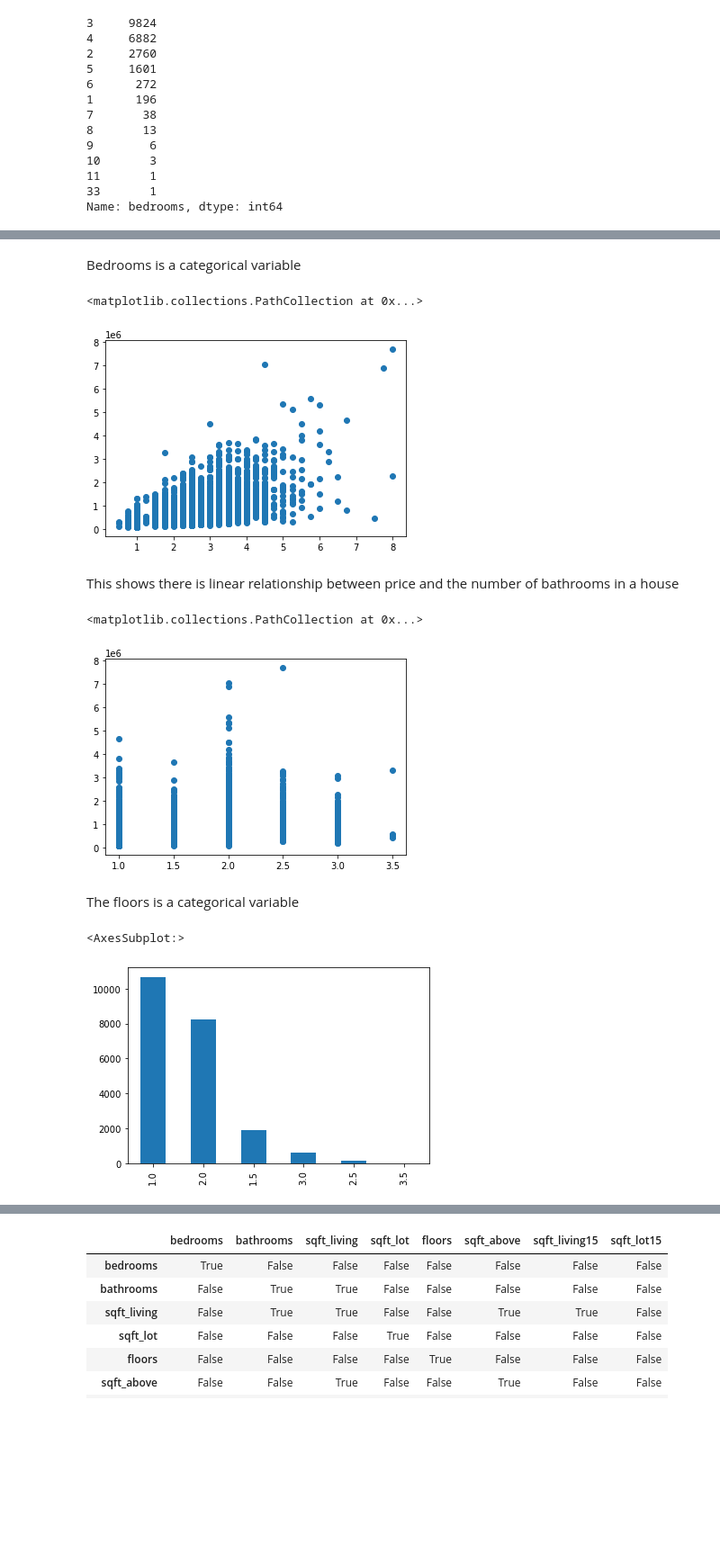
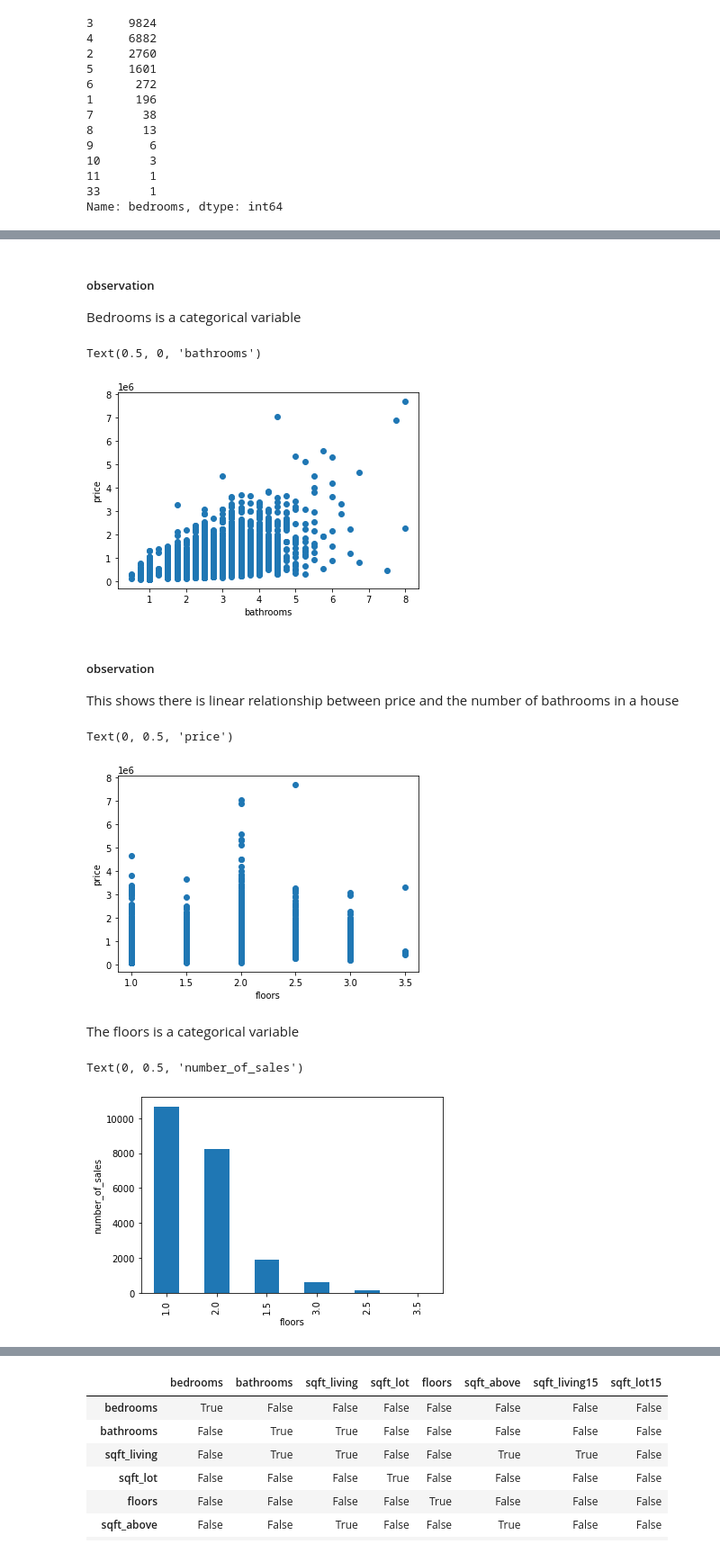
Before and after one commit to felix-n12/kingcounty, a Jupyter notebook: student-checkpoint.ipynb, the cells around one changed output, grey strips where cells are left out. Shown at 90% size. Saved outputs shown, nothing was run; the diff lists cells and outputs as text; code cells hidden in the pictures; blank space fills up the shorter version.

```diff
--- a/student-checkpoint.ipynb
+++ b/student-checkpoint.ipynb
@@ -311,25 +323,33 @@ plt.scatter(house_data['bedrooms'],house_data['price'])
 # %% [markdown]
+##### observation
 Bedrooms is a categorical variable
 # %%
 # Showing the relationship between bathrooms and houseprice
 plt.scatter(house_data['bathrooms'],house_data['price'])
+plt.ylabel('price')
+plt.xlabel('bathrooms')
 # %% [output]
-<matplotlib.collections.PathCollection at 0x...>
+Text(0.5, 0, 'bathrooms')
-[figure, old version]
+[figure, new version]
 # %% [markdown]
+##### observation
 This shows there is linear relationship between price and the number of bathrooms in a house
 # %%
 # Showing the relationship between floors and houseprice
 plt.scatter(house_data['floors'],house_data['price'])
+plt.xlabel('floors')
+plt.ylabel('price')
 # %% [output]
-<matplotlib.collections.PathCollection at 0x...>
+Text(0, 0.5, 'price')
-[figure, old version]
+[figure, new version]
 # %% [markdown]
 The floors is a categorical variable
 # %%
 #Viewing the number of houses sold in terms of floors
 rel_house_data['floors'].value_counts().plot.bar()
+plt.xlabel('floors')
+plt.ylabel('number_of_sales')
 # %% [output]
-<AxesSubplot:>
+Text(0, 0.5, 'number_of_sales')
-[figure, old version]
+[figure, new version]
 # %% [markdown]
```
Also changed, not shown: parts of 55 cells of this notebook.
